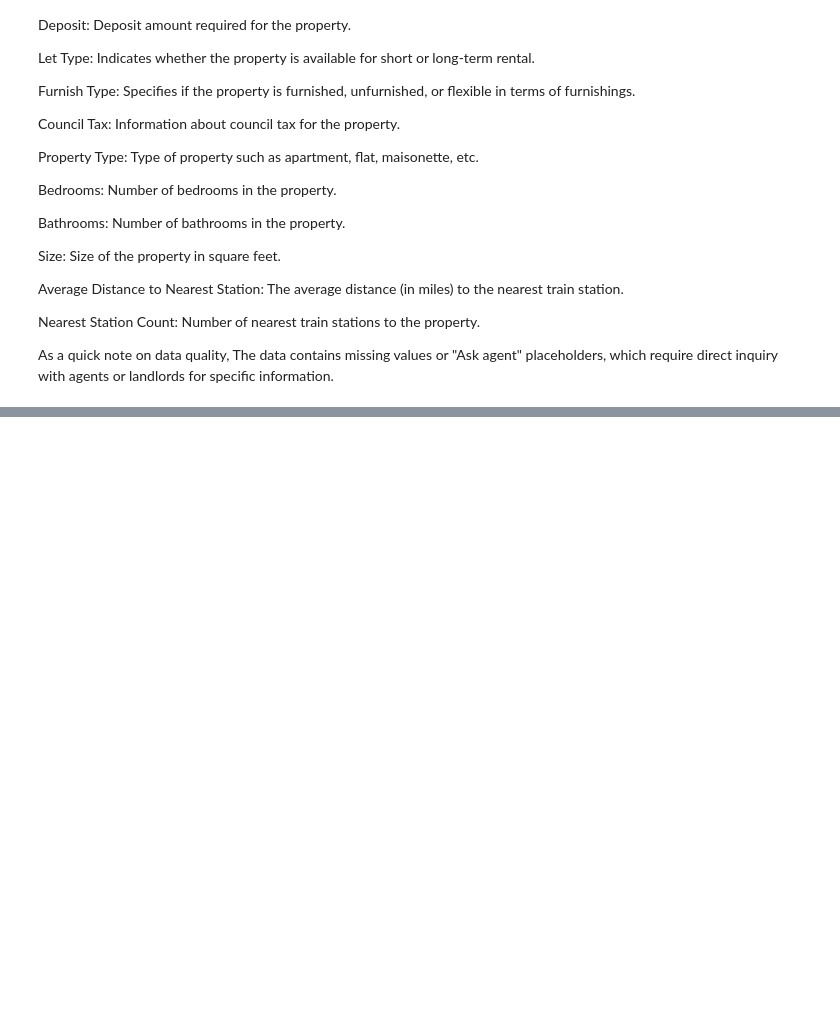
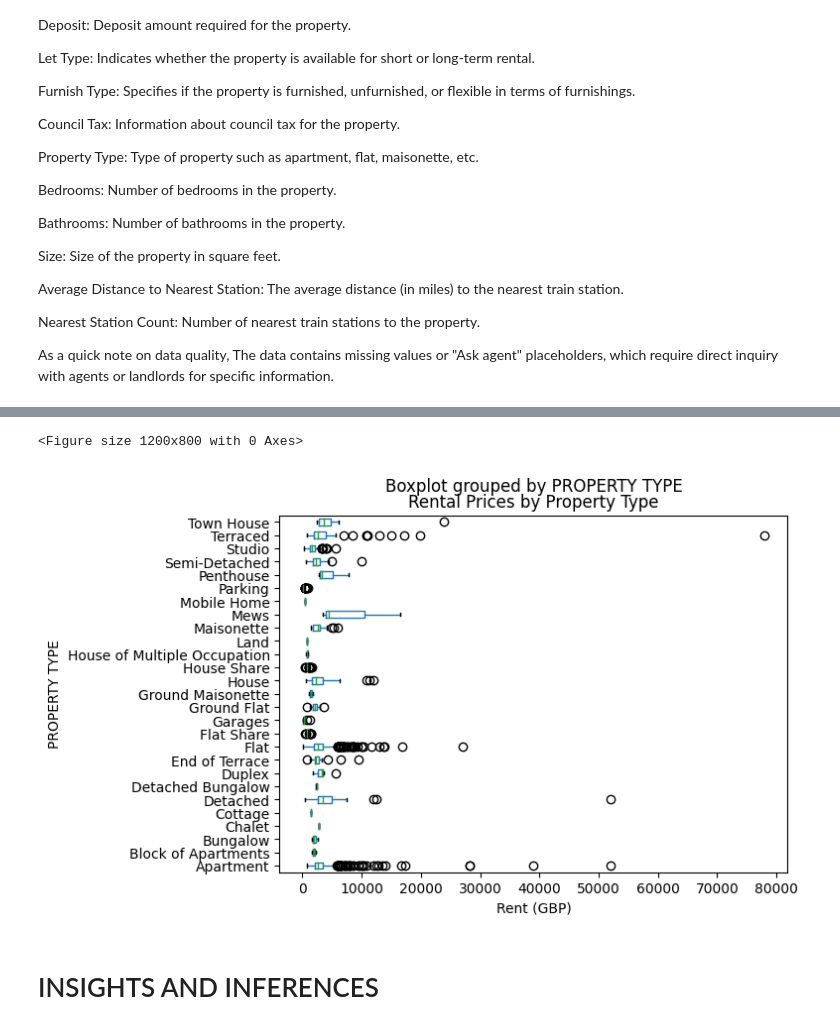
Before and after one commit to amith-rs/amith-rs, a Jupyter notebook: renting-in-london.ipynb, the cells around one changed output, grey strips where cells are left out. Drawn from its saved outputs; the diff is of its cells as text; code cells hidden in the pictures; blank space fills up the shorter version.

```diff
--- a/renting-in-london.ipynb
+++ b/renting-in-london.ipynb
@@ -62,0 +167,12 @@ As a quick note on data quality, The data contains missing values or "Ask agent"
+# %%
+# Boxplot of rental prices grouped by property type
+plt.figure(figsize=(12, 8))
+ldn_rent.boxplot(column='rent', by='PROPERTY TYPE', grid=False, vert=False)
+plt.title('Rental Prices by Property Type')
+plt.xlabel('Rent (GBP)')
+plt.show()
+# %% [output]
+<Figure size 1200x800 with 0 Axes>
+[figure, added]
+# %% [markdown]
+# INSIGHTS AND INFERENCES
```
Also changed, not shown: parts of 6 cells of this notebook.
